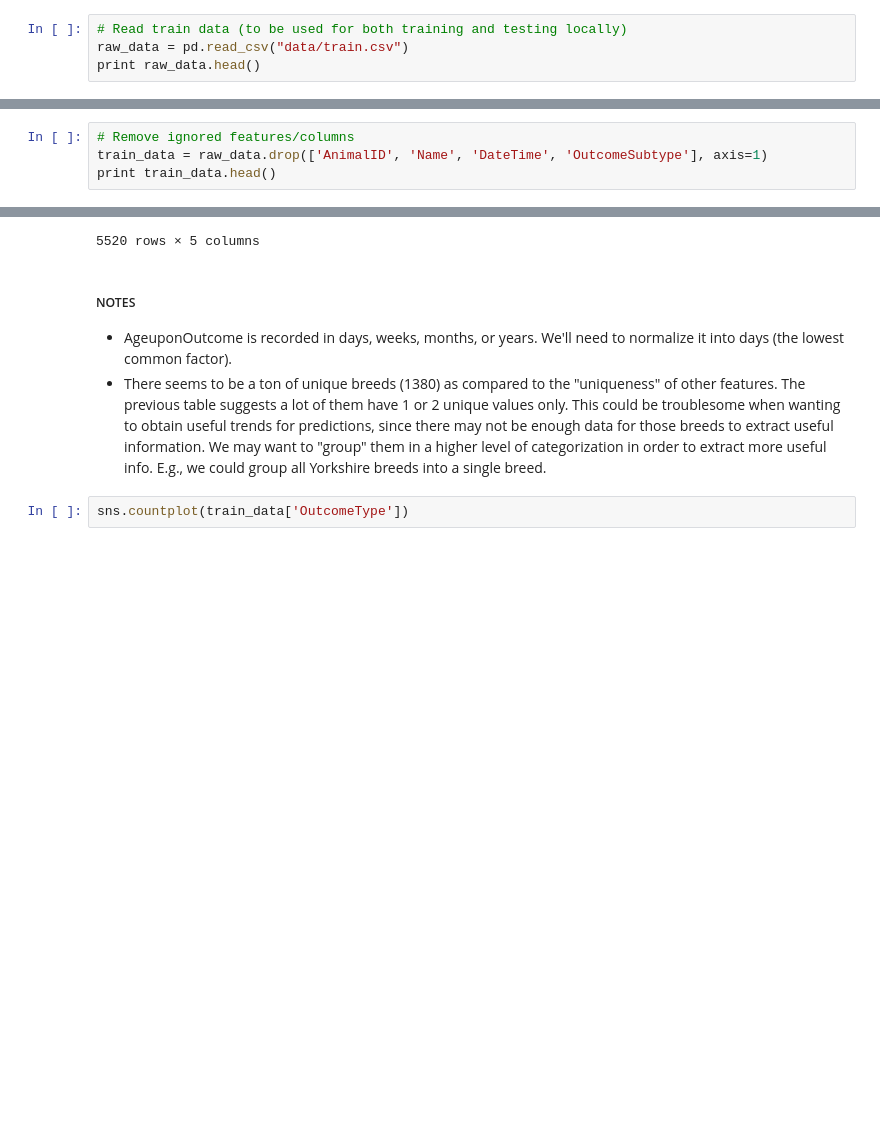
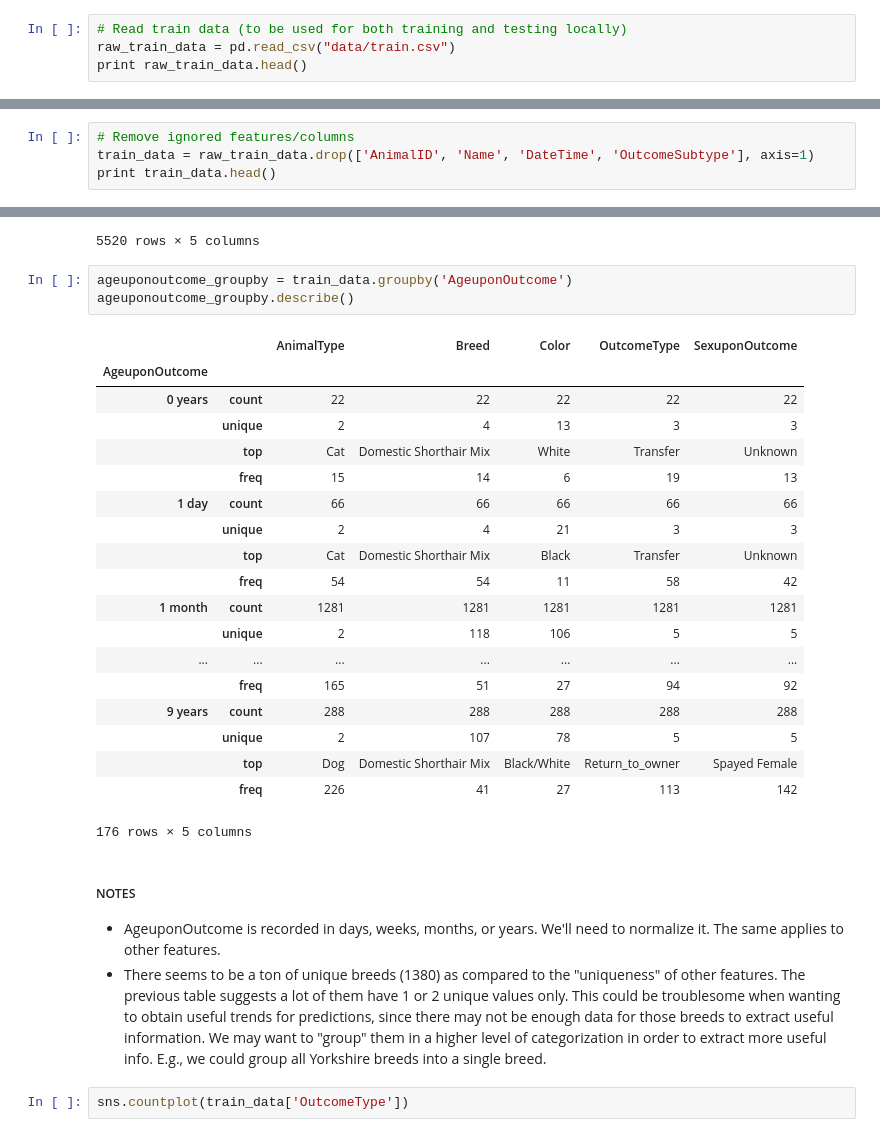
Before and after one commit to iterativo/machine-learning-nanodegree, a Jupyter notebook: projects/capstone/project/capstone_notebook.ipynb, the cells around one changed output, grey strips where cells are left out. Cells and saved outputs as stored; diff of their text form; blank space fills up the shorter version.

```diff
--- a/projects/capstone/project/capstone_notebook.ipynb
+++ b/projects/capstone/project/capstone_notebook.ipynb
@@ -26,8 +27,8 @@ from sklearn.model_selection import GridSearchCV
 from __future__ import division
 # %%
 # Read train data (to be used for both training and testing locally)
-raw_data = pd.read_csv("data/train.csv")
-print raw_data.head()
+raw_train_data = pd.read_csv("data/train.csv")
+print raw_train_data.head()
 # %% [output]
   AnimalID     Name             DateTime      OutcomeType OutcomeSubtype  \
 0  A671945  Hambone  2014-02-12 18:22:00  Return_to_owner            NaN
@@ -72,6 +93,6 @@ print raw_data.head()
 # %%
 # Remove ignored features/columns
-train_data = raw_data.drop(['AnimalID', 'Name', 'DateTime', 'OutcomeSubtype'], axis=1)
+train_data = raw_train_data.drop(['AnimalID', 'Name', 'DateTime', 'OutcomeSubtype'], axis=1)
 print train_data.head()
 # %% [output]
        OutcomeType AnimalType SexuponOutcome AgeuponOutcome  \
@@ -143,10 +181,33 @@ breed_groupby.describe()
 |  | top | 4 years | Dog | Black/White | Return_to_owner | Neutered Male |
 |  | freq | 1 | 1 | 1 | 1 | 1 |
 5520 rows × 5 columns
+# %%
+ageuponoutcome_groupby = train_data.groupby('AgeuponOutcome')
+ageuponoutcome_groupby.describe()
+# %% [output]
+|  |  | AnimalType | Breed | Color | OutcomeType | SexuponOutcome |
+| AgeuponOutcome |  |  |  |  |  |  |
+| 0 years | count | 22 | 22 | 22 | 22 | 22 |
+|  | unique | 2 | 4 | 13 | 3 | 3 |
+|  | top | Cat | Domestic Shorthair Mix | White | Transfer | Unknown |
+|  | freq | 15 | 14 | 6 | 19 | 13 |
+| 1 day | count | 66 | 66 | 66 | 66 | 66 |
+|  | unique | 2 | 4 | 21 | 3 | 3 |
+|  | top | Cat | Domestic Shorthair Mix | Black | Transfer | Unknown |
+|  | freq | 54 | 54 | 11 | 58 | 42 |
+| 1 month | count | 1281 | 1281 | 1281 | 1281 | 1281 |
+|  | unique | 2 | 118 | 106 | 5 | 5 |
+| ... | ... | ... | ... | ... | ... | ... |
+|  | freq | 165 | 51 | 27 | 94 | 92 |
+| 9 years | count | 288 | 288 | 288 | 288 | 288 |
+|  | unique | 2 | 107 | 78 | 5 | 5 |
+|  | top | Dog | Domestic Shorthair Mix | Black/White | Return_to_owner | Spayed Female |
+|  | freq | 226 | 41 | 27 | 113 | 142 |
+176 rows × 5 columns
 # %% [markdown]
 ##### NOTES
 
-- AgeuponOutcome is recorded in days, weeks, months, or years. We'll need to normalize it into days (the lowest common factor).
+- AgeuponOutcome is recorded in days, weeks, months, or years. We'll need to normalize it. The same applies to other features.
 - There seems to be a ton of unique breeds (1380) as compared to the "uniqueness" of other features. The previous table suggests a lot of them have 1 or 2 unique values only. This could be troublesome when wanting to obtain useful trends for predictions, since there may not be enough data for those breeds to extract useful information. We may want to "group" them in a higher level of categorization in order to extract more useful info. E.g., we could group all Yorkshire breeds into a single breed.
 # %%
 sns.countplot(train_data['OutcomeType'])
```
Also changed, not shown: parts of 32 cells of this notebook, 2 other files.
